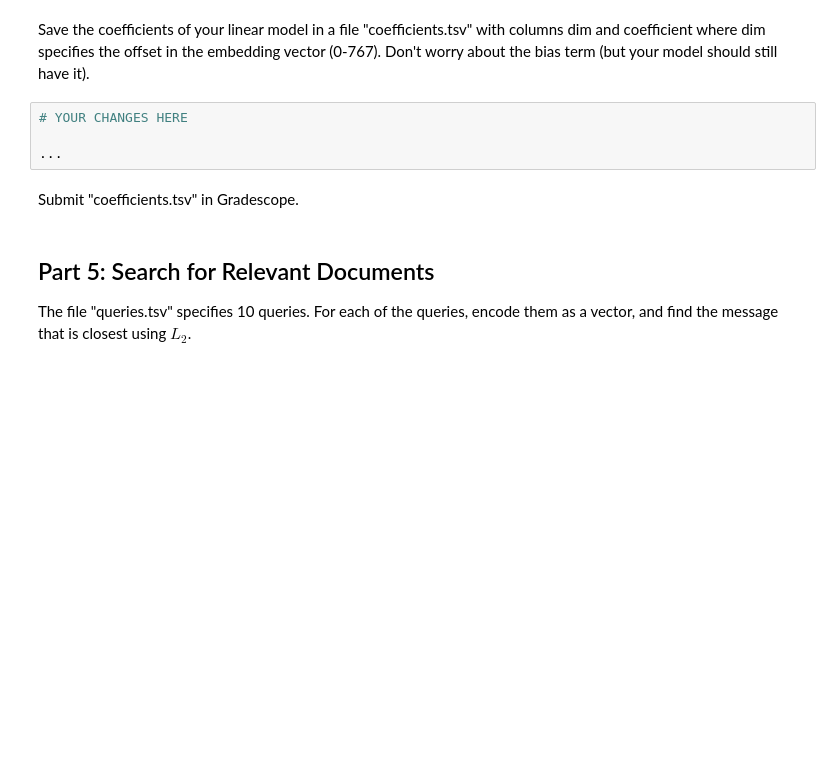
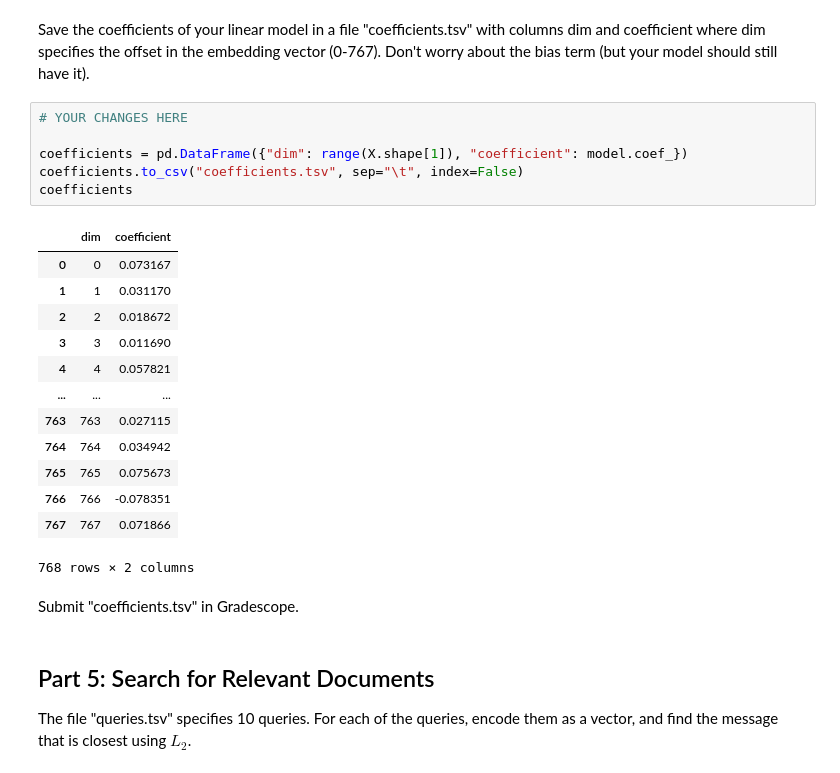
Before and after one commit to g-poklitar/D704-HW, a Jupyter notebook: dx704-project-12.ipynb, the cells around one changed output. Cells and saved outputs as stored; diff of their text form; blank space fills up the shorter version.

```diff
--- a/dx704-project-12.ipynb
+++ b/dx704-project-12.ipynb
@@ -163,10 +280,26 @@ Train an ordinary least squares regression for spam/ham status where spam is tre
 # %% [markdown]
 Save the coefficients of your linear model in a file "coefficients.tsv" with columns dim and coefficient where dim specifies the offset in the embedding vector (0-767).
 Don't worry about the bias term (but your model should still have it).
-# %%
-# YOUR CHANGES HERE
-
-...
+# %%
+# YOUR CHANGES HERE
+
+coefficients = pd.DataFrame({"dim": range(X.shape[1]), "coefficient": model.coef_})
+coefficients.to_csv("coefficients.tsv", sep="\t", index=False)
+coefficients
+# %% [output]
+|  | dim | coefficient |
+| 0 | 0 | 0.073167 |
+| 1 | 1 | 0.031170 |
+| 2 | 2 | 0.018672 |
+| 3 | 3 | 0.011690 |
+| 4 | 4 | 0.057821 |
+| ... | ... | ... |
+| 763 | 763 | 0.027115 |
+| 764 | 764 | 0.034942 |
+| 765 | 765 | 0.075673 |
+| 766 | 766 | -0.078351 |
+| 767 | 767 | 0.071866 |
+768 rows × 2 columns
 # %% [markdown]
 Submit "coefficients.tsv" in Gradescope.
 # %% [markdown]
```
Also changed, not shown: parts of 15 cells of this notebook.
